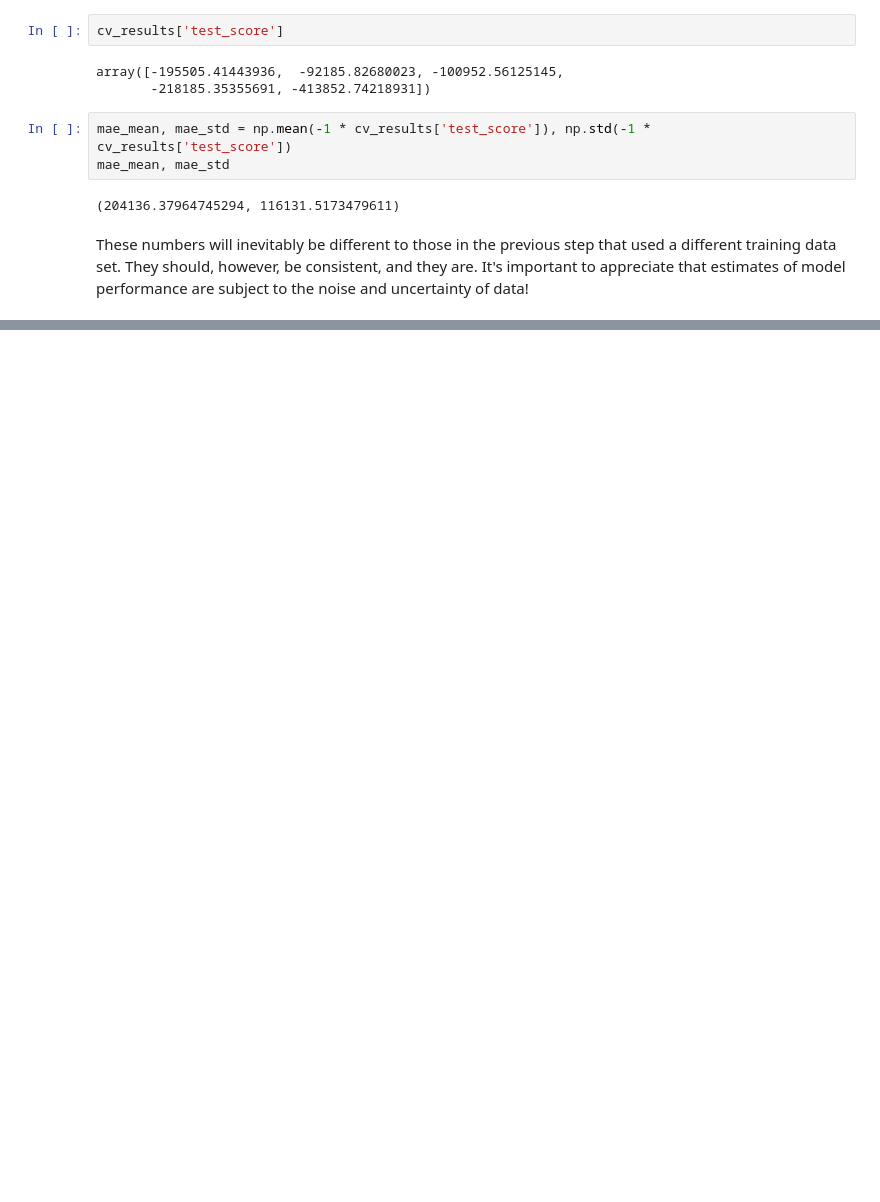
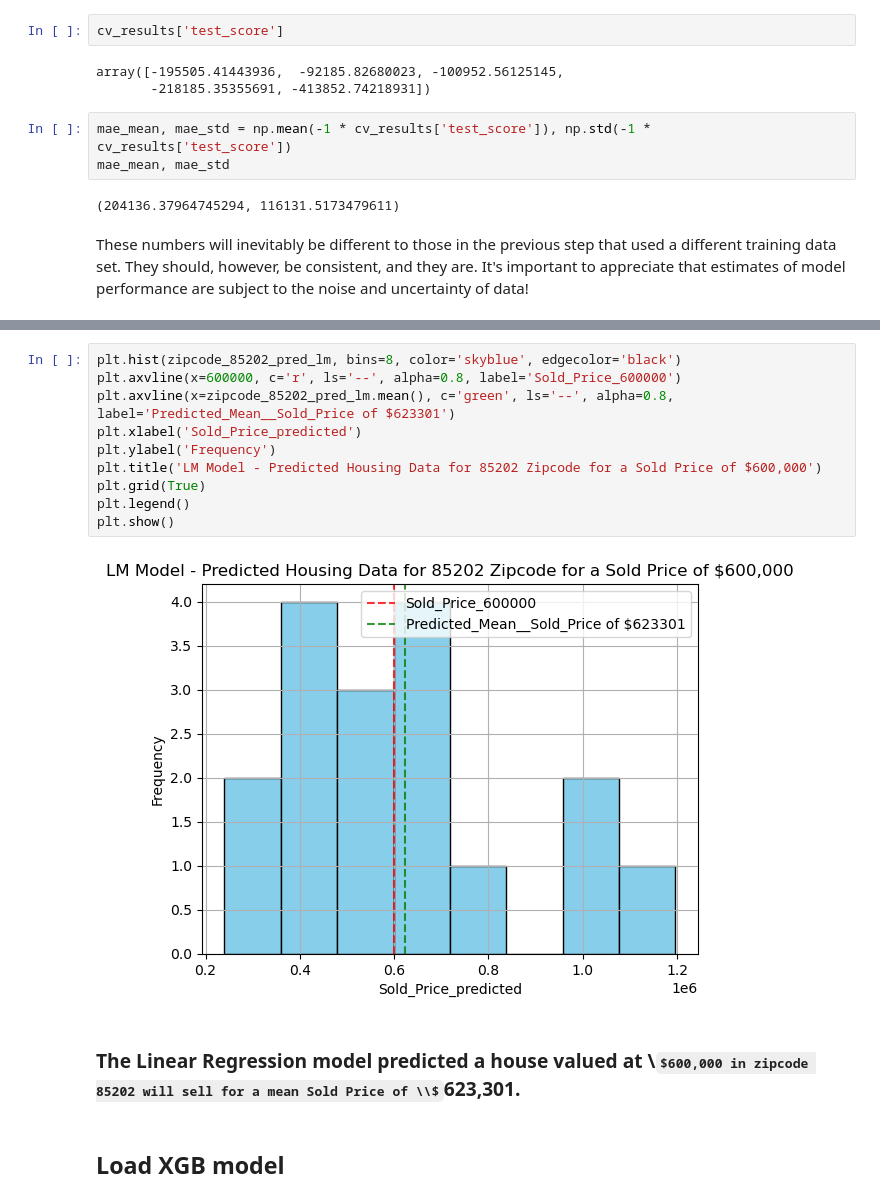
Before and after one commit to Feriga/Capstone2, a Jupyter notebook: 05_Maricopa_modeling.ipynb, the cells around one changed output, grey strips where cells are left out. Drawn from its saved outputs; the diff is of its cells as text; some formulas as TeX source; blank space fills up the shorter version.

```diff
--- a/05_Maricopa_modeling.ipynb
+++ b/05_Maricopa_modeling.ipynb
@@ -142,0 +237,16 @@ plt.show()
+# %%
+plt.hist(zipcode_85202_pred_lm, bins=8, color='skyblue', edgecolor='black')
+plt.axvline(x=600000, c='r', ls='--', alpha=0.8, label='Sold_Price_600000')
+plt.axvline(x=zipcode_85202_pred_lm.mean(), c='green', ls='--', alpha=0.8, label='Predicted_Mean__Sold_Price of $623301')
+plt.xlabel('Sold_Price_predicted')
+plt.ylabel('Frequency')
+plt.title('LM Model - Predicted Housing Data for 85202 Zipcode for a Sold Price of $600,000')
+plt.grid(True)
+plt.legend()
+plt.show()
+# %% [output]
+[figure, added]
+# %% [markdown]
+### The Linear Regression model predicted a house valued at \\$600,000 in zipcode 85202 will sell for a mean Sold Price of \\$623,301.
+# %% [markdown]
+## Load XGB model
```
Also changed, not shown: parts of 53 cells of this notebook, 1 other file.
